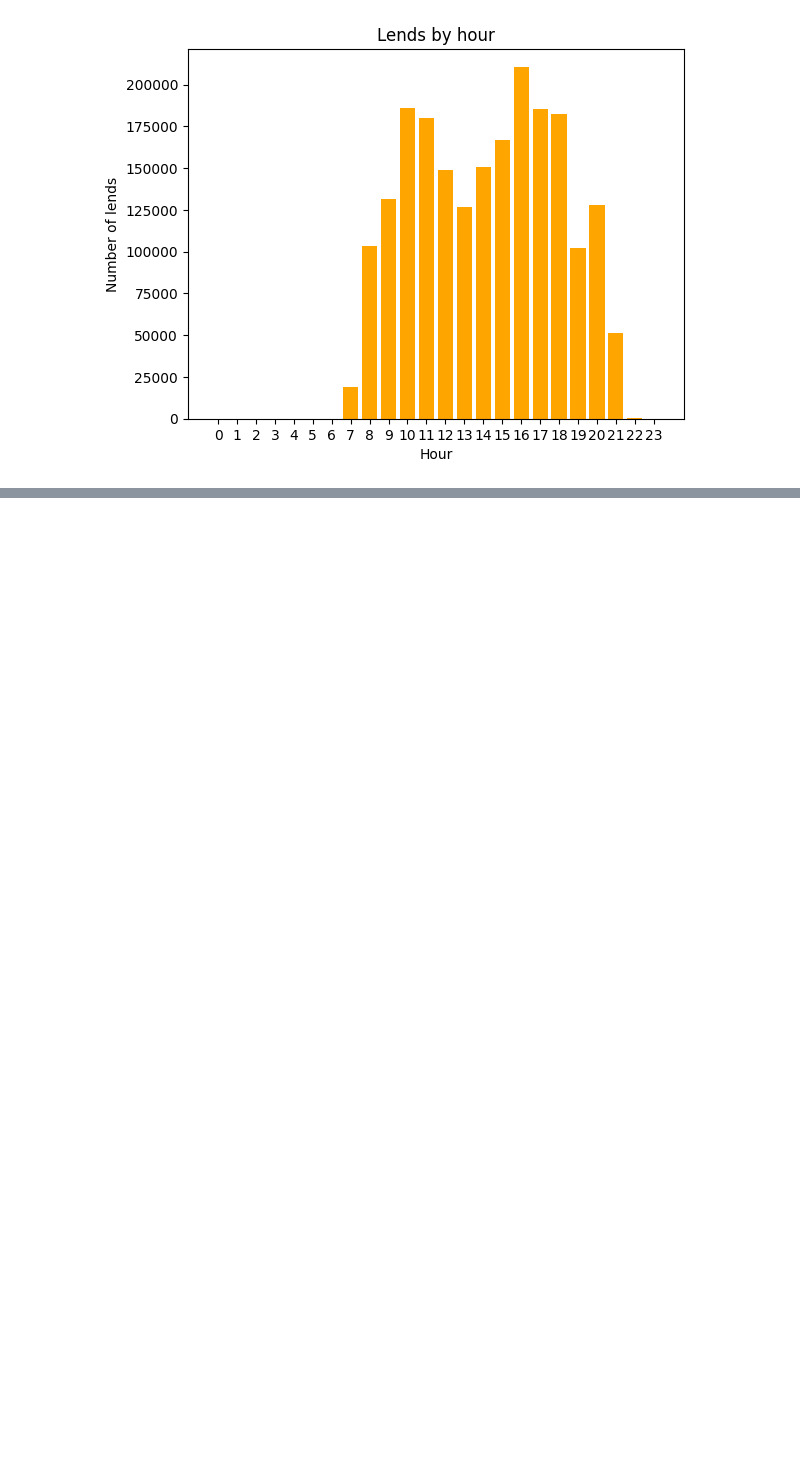
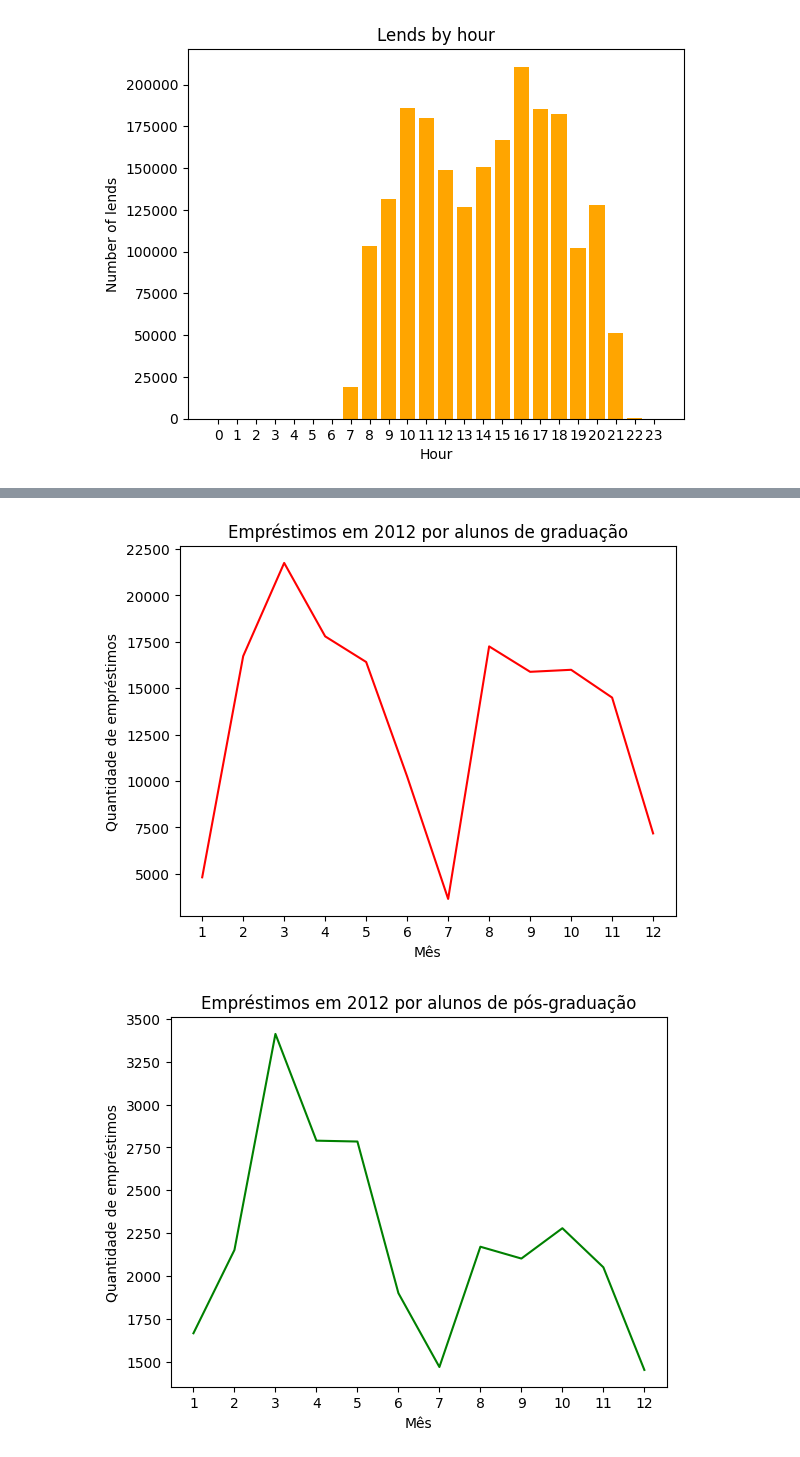
Before and after one commit to MateusViotto/Data-Analysis-with-Python-Pandas, a Jupyter notebook: 7DaysToCode_PythonPandas_Day1.ipynb, the cells around one changed output, grey strips where cells are left out. Saved outputs shown, nothing was run; the diff lists cells and outputs as text; code cells hidden in the pictures; blank space fills up the shorter version.

```diff
--- a/7DaysToCode_PythonPandas_Day1.ipynb
+++ b/7DaysToCode_PythonPandas_Day1.ipynb
@@ -304,0 +341,5 @@ inferno
+# %%
+YearlyLoans(2012)
+# %% [output]
+[figure, added]
+[figure, added]
```
Also changed, not shown: parts of 46 cells of this notebook.
